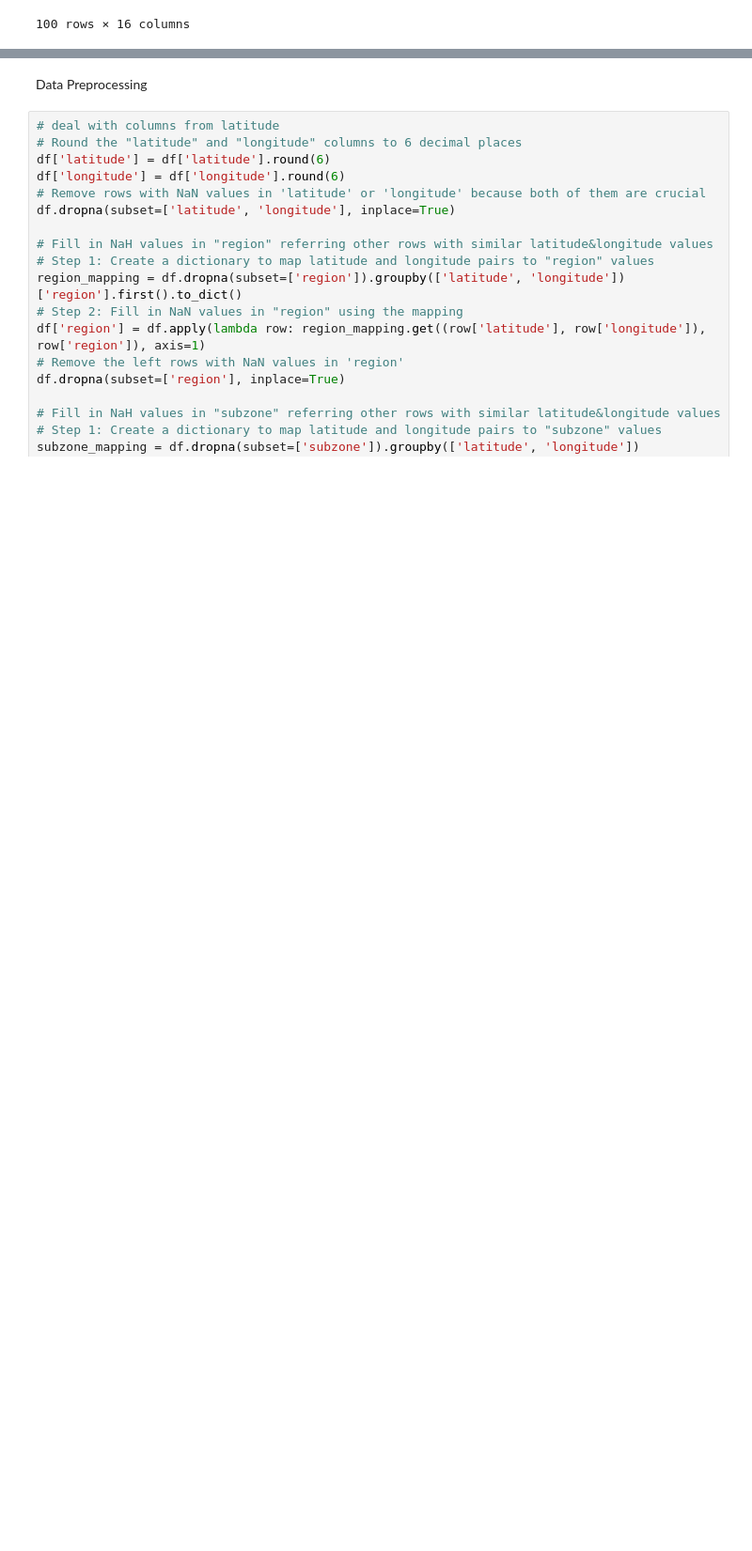
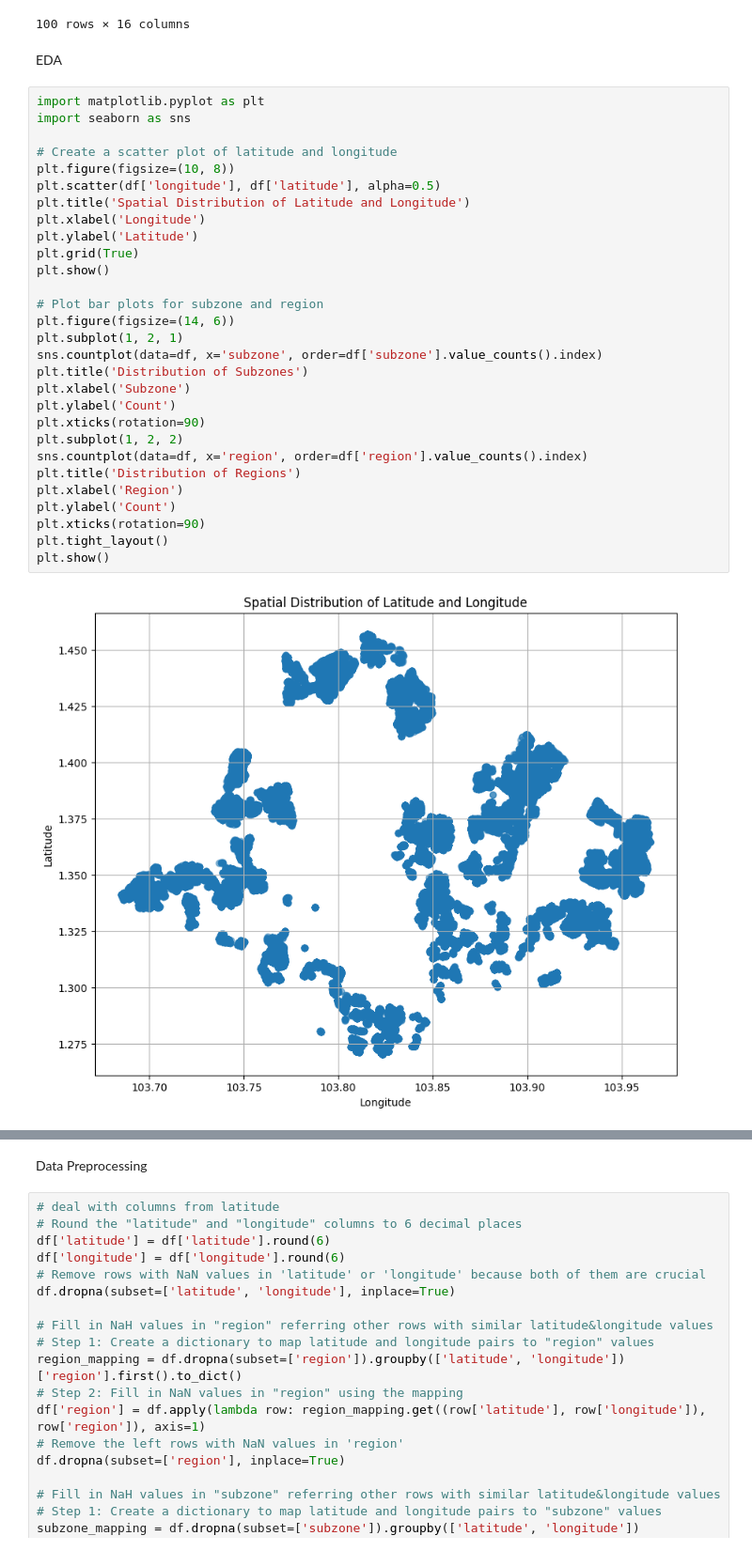
Before and after one commit to MesKieran/8225SC-group007, a Jupyter notebook: data-viewer.ipynb, the cells around one changed output, grey strips where cells are left out. Shown at 94% size. Drawn from its saved outputs; the diff is of its cells as text; blank space fills up the shorter version.

```diff
--- a/data-viewer.ipynb
+++ b/data-viewer.ipynb
@@ -22,3 +21,36 @@ df.head(n=100)
 | 98 | 2021-06 | bedok | 59 | chai chee road | 3 room | model a | 76.0 | yes | ... |
 | 99 | 2022-12 | yishun | 217 | Yishun Street 21 | 4-room | new generation | 93.0 | yes | ... |
 100 rows × 16 columns
+# %% [markdown]
+EDA
+# %%
+import matplotlib.pyplot as plt
+import seaborn as sns
+
+# Create a scatter plot of latitude and longitude
+plt.figure(figsize=(10, 8))
+plt.scatter(df['longitude'], df['latitude'], alpha=0.5)
+plt.title('Spatial Distribution of Latitude and Longitude')
+plt.xlabel('Longitude')
+plt.ylabel('Latitude')
+plt.grid(True)
+plt.show()
+
+# Plot bar plots for subzone and region
+plt.figure(figsize=(14, 6))
+plt.subplot(1, 2, 1)
+sns.countplot(data=df, x='subzone', order=df['subzone'].value_counts().index)
+plt.title('Distribution of Subzones')
+plt.xlabel('Subzone')
+plt.ylabel('Count')
+plt.xticks(rotation=90)
+plt.subplot(1, 2, 2)
+sns.countplot(data=df, x='region', order=df['region'].value_counts().index)
+plt.title('Distribution of Regions')
+plt.xlabel('Region')
+plt.ylabel('Count')
+plt.xticks(rotation=90)
+plt.tight_layout()
+plt.show()
+# %% [output]
+[figure, added]
```
Also changed, not shown: parts of 2 cells of this notebook.
